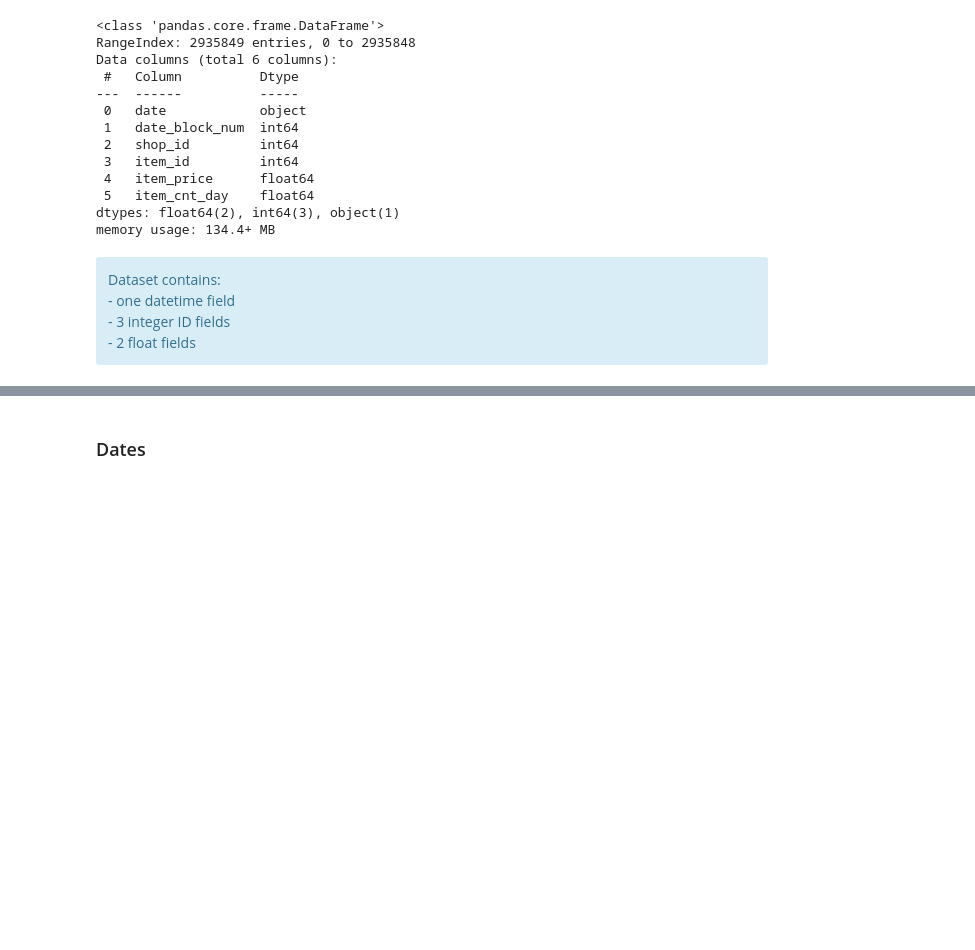
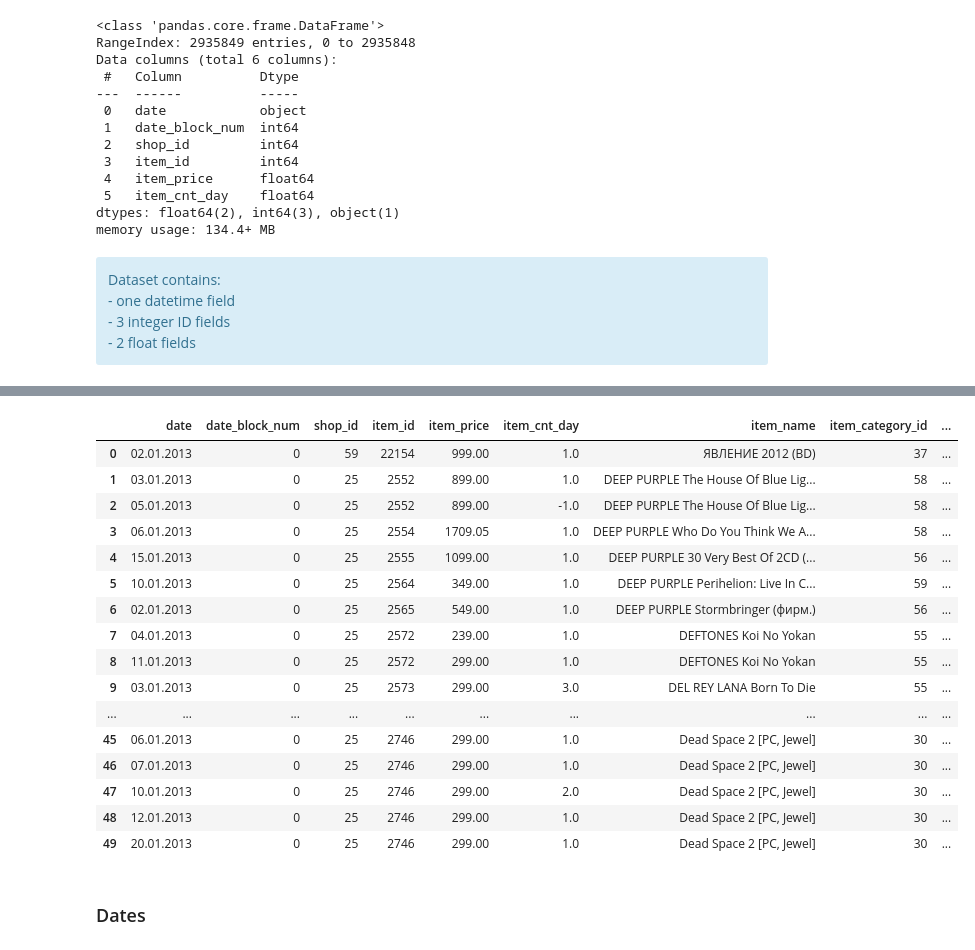
Before and after one commit to paulrousset/kaggle-future-sales, a Jupyter notebook: 01 - Exploration.ipynb, the cells around one changed output, grey strips where cells are left out. Saved outputs shown, nothing was run; the diff lists cells and outputs as text; code cells hidden in the pictures; blank space fills up the shorter version.

```diff
--- a/01 - Exploration.ipynb
+++ b/01 - Exploration.ipynb
@@ -152,2 +166,0 @@ Dataset contains: <br>
-# %%
-data['sales'] = data['item_price'] * data['item_cnt_day']
@@ -153,0 +169,3 @@ data['sales'] = data['item_price'] * data['item_cnt_day']
+# %%
+data_enriched = data.merge(items, on = 'item_id', how ='left').merge(item_categories, on = 'item_category_id', how = 'left').merge(shops, on = 'shop_id', how = 'left')
+data_enriched.shape
@@ -153,0 +185,14 @@ data['sales'] = data['item_price'] * data['item_cnt_day']
+# %%
+f = open('item_name_translation.json')
+items_english = json.load(f)
+# %%
+start_time = time.time()
+# translate category names
+data_enriched['item_category_name_en'] = data_enriched['item_category_name'].replace(categories_english, regex=True)
+# translate shop names
+data_enriched['shop_name_en'] = data_enriched['shop_name'].replace(shops_english, regex=True)
+# translate item names
+data_enriched['item_name_en'] = data_enriched['item_name'].map(items_english)
+# adding a sales variable
+data_enriched['sales'] = data_enriched['item_price'] * data_enriched['item_cnt_day']
+print("{} seconds".format(time.time() - start_time))
@@ -154,3 +225,23 @@ data['sales'] = data['item_price'] * data['item_cnt_day']
+# %%
+data_enriched.head(50)
+# %% [output]
+|  | date | date_block_num | shop_id | item_id | item_price | item_cnt_day | item_name | item_category_id | ... |
+| 0 | 02.01.2013 | 0 | 59 | 22154 | 999.00 | 1.0 | ЯВЛЕНИЕ 2012 (BD) | 37 | ... |
+| 1 | 03.01.2013 | 0 | 25 | 2552 | 899.00 | 1.0 | DEEP PURPLE The House Of Blue Lig... | 58 | ... |
+| 2 | 05.01.2013 | 0 | 25 | 2552 | 899.00 | -1.0 | DEEP PURPLE The House Of Blue Lig... | 58 | ... |
+| 3 | 06.01.2013 | 0 | 25 | 2554 | 1709.05 | 1.0 | DEEP PURPLE Who Do You Think We A... | 58 | ... |
+| 4 | 15.01.2013 | 0 | 25 | 2555 | 1099.00 | 1.0 | DEEP PURPLE 30 Very Best Of 2CD (... | 56 | ... |
+| 5 | 10.01.2013 | 0 | 25 | 2564 | 349.00 | 1.0 | DEEP PURPLE Perihelion: Live In C... | 59 | ... |
+| 6 | 02.01.2013 | 0 | 25 | 2565 | 549.00 | 1.0 | DEEP PURPLE Stormbringer (фирм.) | 56 | ... |
+| 7 | 04.01.2013 | 0 | 25 | 2572 | 239.00 | 1.0 | DEFTONES Koi No Yokan | 55 | ... |
+| 8 | 11.01.2013 | 0 | 25 | 2572 | 299.00 | 1.0 | DEFTONES Koi No Yokan | 55 | ... |
+| 9 | 03.01.2013 | 0 | 25 | 2573 | 299.00 | 3.0 | DEL REY LANA Born To Die | 55 | ... |
+| ... | ... | ... | ... | ... | ... | ... | ... | ... | ... |
+| 45 | 06.01.2013 | 0 | 25 | 2746 | 299.00 | 1.0 | Dead Space 2 [PC, Jewel] | 30 | ... |
+| 46 | 07.01.2013 | 0 | 25 | 2746 | 299.00 | 1.0 | Dead Space 2 [PC, Jewel] | 30 | ... |
+| 47 | 10.01.2013 | 0 | 25 | 2746 | 299.00 | 2.0 | Dead Space 2 [PC, Jewel] | 30 | ... |
+| 48 | 12.01.2013 | 0 | 25 | 2746 | 299.00 | 1.0 | Dead Space 2 [PC, Jewel] | 30 | ... |
+| 49 | 20.01.2013 | 0 | 25 | 2746 | 299.00 | 1.0 | Dead Space 2 [PC, Jewel] | 30 | ... |
 # %% [markdown]
 ### Dates
 # %%
```
Also changed, not shown: parts of 82 cells of this notebook, 5 other files.
